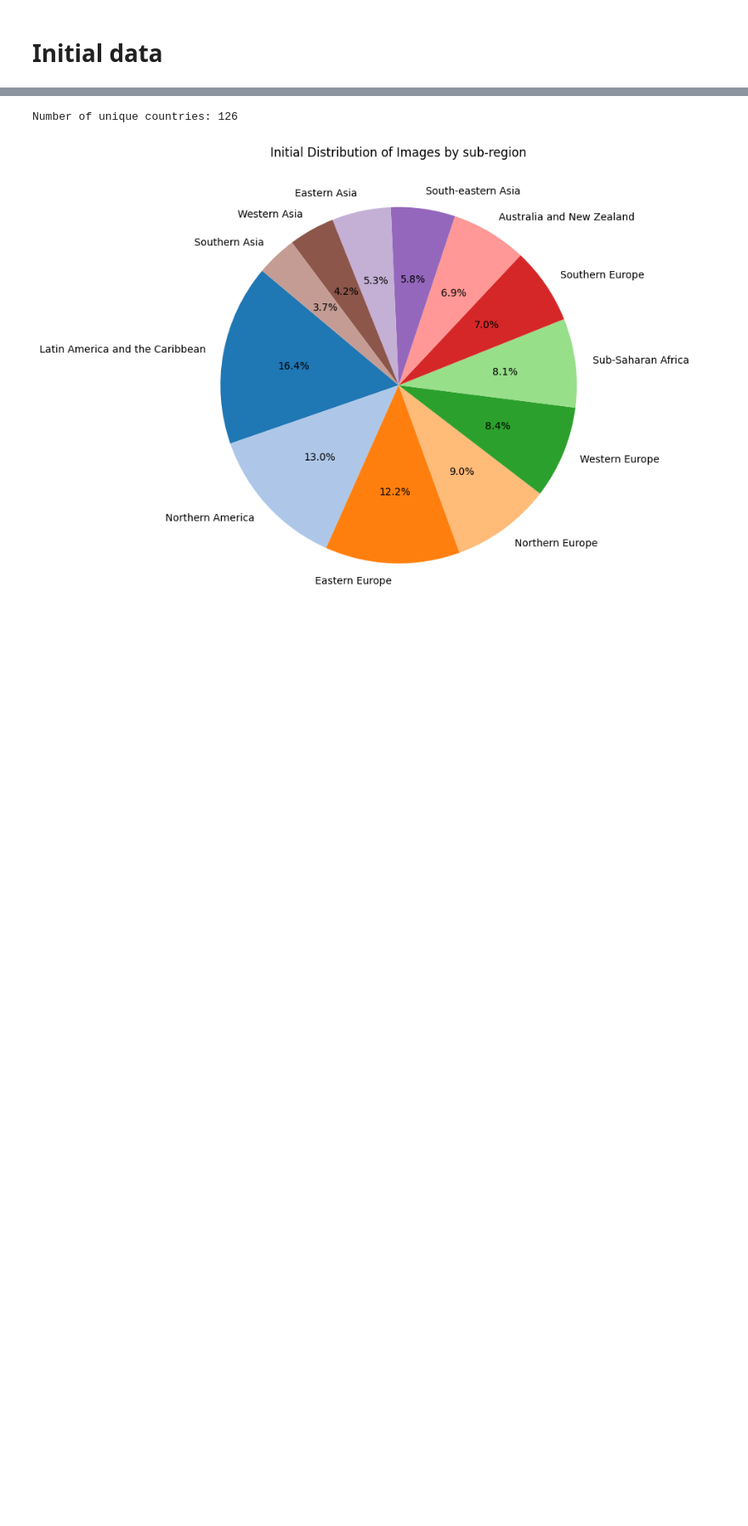
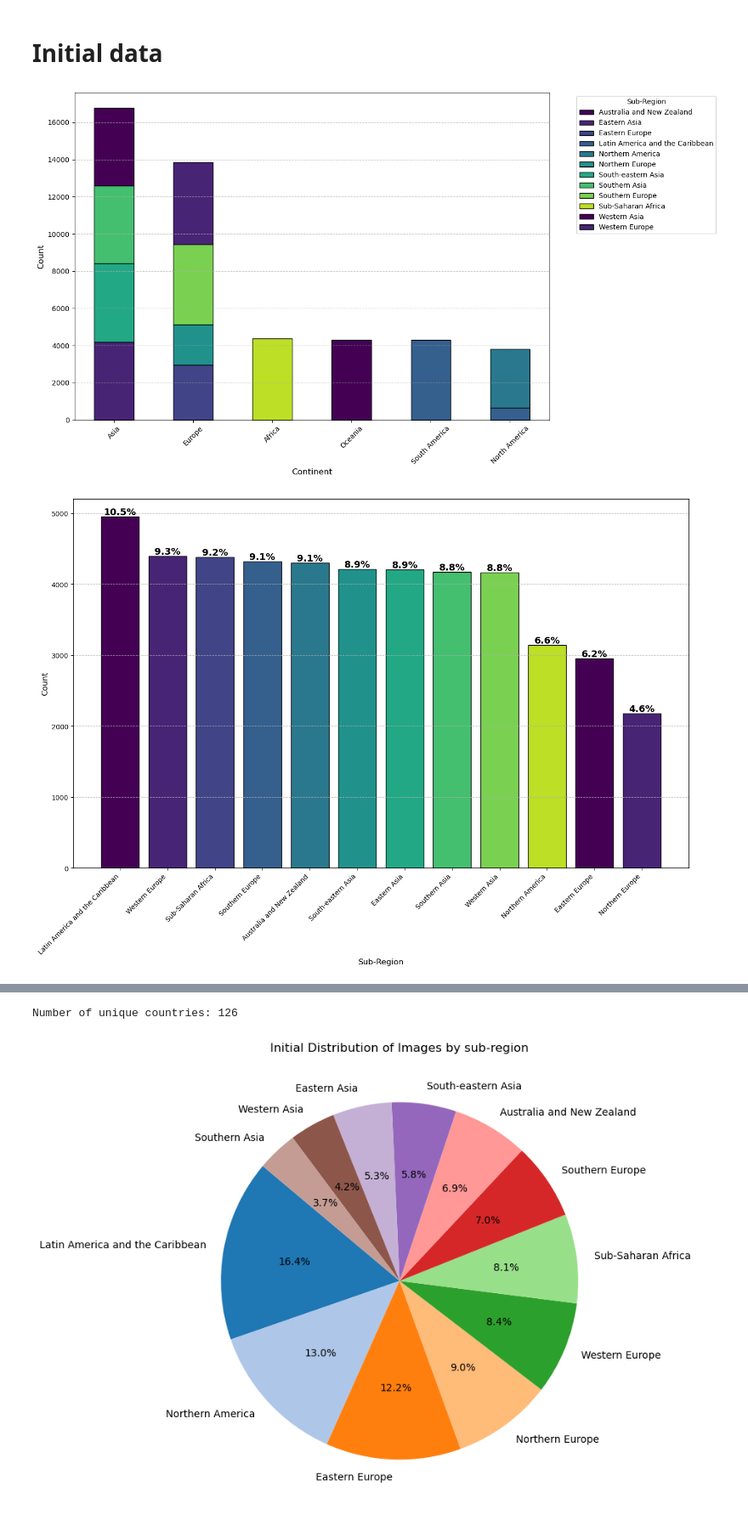
Before and after one commit to RiVuss/GeolocationGuesserAI, a Jupyter notebook: 0_data_analysis.ipynb, the cells around one changed output, grey strips where cells are left out. Shown at 85% size. Drawn from its saved outputs; the diff is of its cells as text; code cells hidden in the pictures; blank space fills up the shorter version.

```diff
--- a/0_data_analysis.ipynb
+++ b/0_data_analysis.ipynb
@@ -25,3 +7,73 @@ import matplotlib.pyplot as plt
 data = pd.read_csv('datadata.csv')
 # %% [markdown]
 # Initial data
+# %%
+def generate_charts(include_augmented=True):
+    # Load data
+    data = pd.read_csv('datadata.csv')
+
+    # Filter data based on the parameter
+    if not include_augmented:
+        data = data[data['is_augmented'] == False]
+
+    # Define a colormap for better color distinction
+    cmap = get_cmap("viridis")
+    custom_colors = [cmap(i / 10) for i in range(10)]  # Generate 10 colors
+
+    # Chart 1: Stacked Bar Chart (Distribution by Continent and Sub-Region)
+    stacked_data = data.groupby(['continent', 'sub-region']).size().unstack(fill_value=0)
+    stacked_data_sorted = stacked_data.loc[stacked_data.sum(axis=1).sort_values(ascending=False).index]
+
+    fig, ax = plt.subplots(figsize=(14, 8))
+    stacked_data_sorted.plot(kind='bar', stacked=True, ax=ax, color=custom_colors[:len(stacked_data_sorted.columns)], edgecolor='black')
+    plt.xlabel("Continent", fontsize=12)
+    plt.ylabel("Count", fontsize=12)
+    plt.xticks(rotation=45, fontsize=10)
+    plt.legend(title="Sub-Region", bbox_to_anchor=(1.05, 1), loc='upper left')
+    plt.grid(axis='y', linestyle='--', alpha=0.7)
+    plt.tight_layout()
+    plt.show()
+
+    # Chart 2: Vertical Bar Chart (Distribution by Sub-Region)
+    sub_region_counts = data['sub-region'].value_counts()
+    plt.figure(figsize=(14, 10))
+    bars = plt.bar(sub_region_counts.index, sub_region_counts, color=custom_colors[:len(sub_region_counts)], edgecolor='black')
+    plt.xlabel("Sub-Region", fontsize=12)
+    plt.ylabel("Count", fontsize=12)
+    plt.xticks(rotation=45, ha='right', fontsize=10)
+
+    # Add percentages on top of the bars
+    sub_region_percentages = (sub_region_counts / sub_region_counts.sum()) * 100
+    for bar, pct in zip(bars, sub_region_percentages):
+        plt.text(bar.get_x() + bar.get_width() / 2, bar.get_height(), f'{pct:.1f}%', ha='center', va='bottom', fontsize=14, fontweight='bold')
+
+    plt.grid(axis='y', linestyle='--', alpha=0.7)
+    plt.tight_layout()
+    plt.show()
+
+    # Chart 3: Vertical Bar Chart (Distribution by Continent)
+    continent_counts = data['continent'].value_counts()
+    plt.figure(figsize=(10, 8))
+    bars = plt.bar(continent_counts.index, continent_counts, color=custom_colors[:len(continent_counts)], edgecolor='black')
+    plt.xlabel("Continent", fontsize=12)
+    plt.ylabel("Count", fontsize=12)
+    plt.xticks(rotation=45, ha='right', fontsize=10)
+
+    # Add percentages on top of the bars
+    continent_percentages = (continent_counts / continent_counts.sum()) * 100
+    for bar, pct in zip(bars, continent_percentages):
+        plt.text(bar.get_x() + bar.get_width() / 2, bar.get_height(), f'{pct:.1f}%', ha='center', va='bottom', fontsize=14, fontweight='bold')
+
+    plt.grid(axis='y', linestyle='--', alpha=0.7)
+    plt.tight_layout()
+    plt.show()
+
+# Example usage:
+# Include augmented data
+generate_charts(include_augmented=True)
+
+# Exclude augmented data
+generate_charts(include_augmented=False)
+# %% [output]
+[figure, added]
+[figure, added]
```
Also changed, not shown: parts of 5 cells of this notebook, 22 other files.
